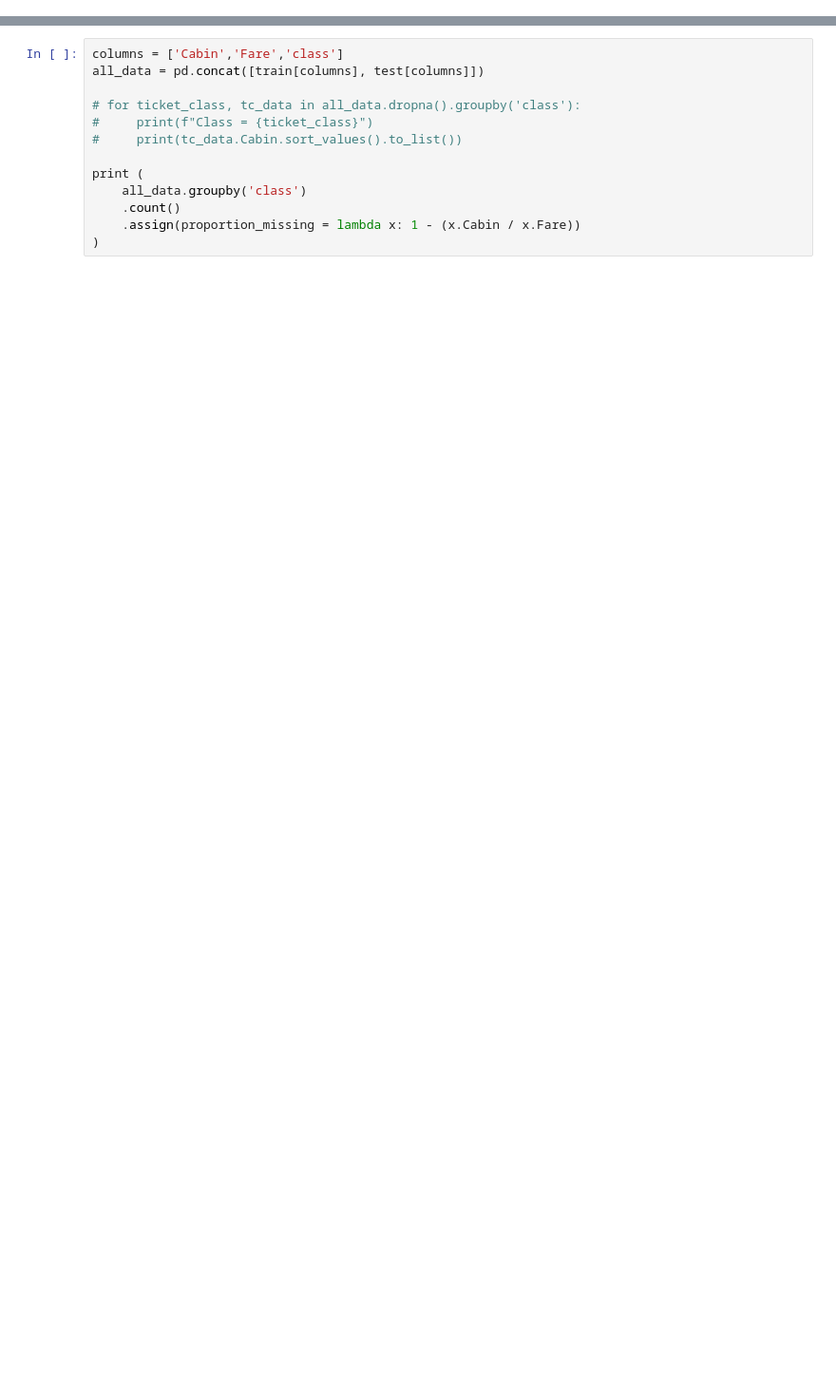
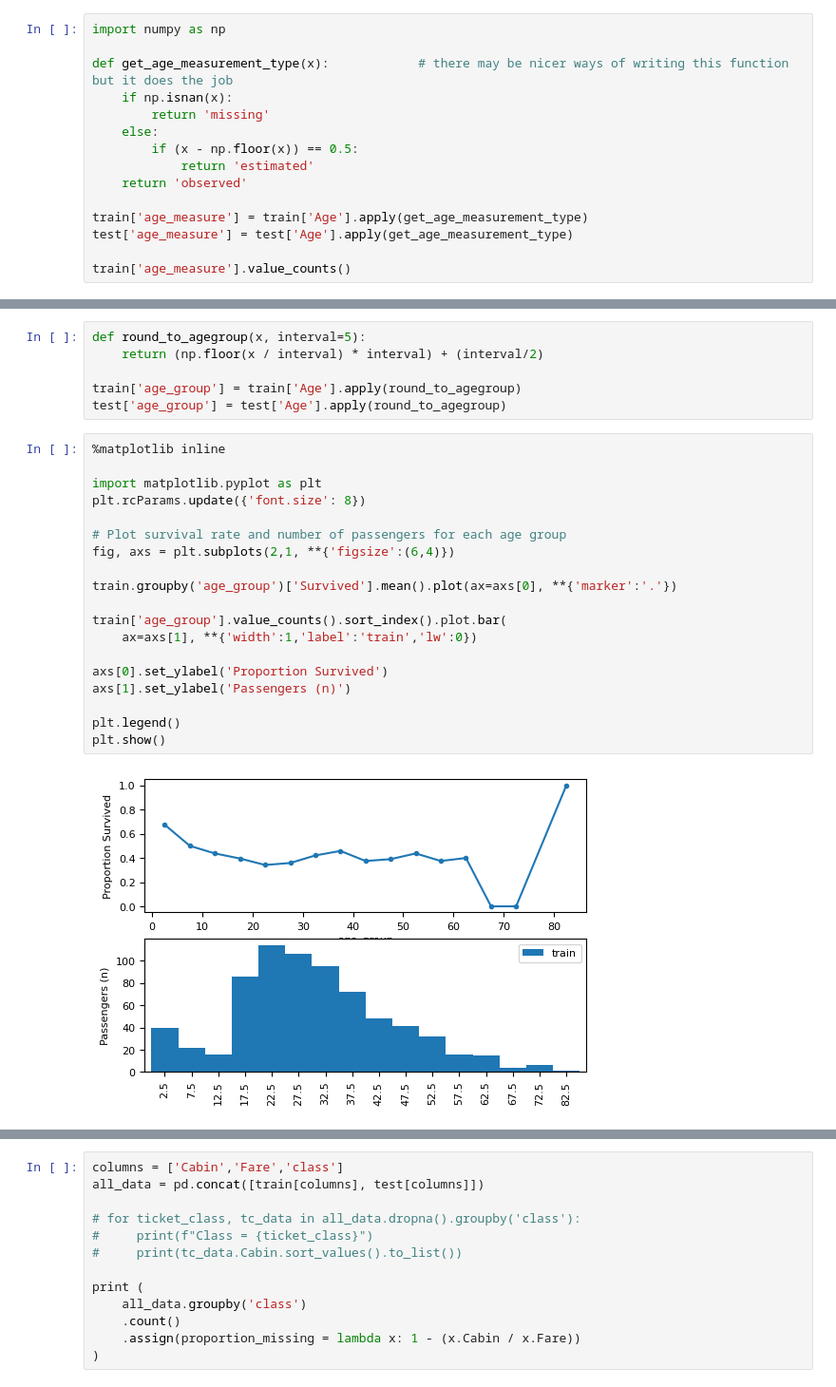
Before and after one commit to stephentown42/ML_examples, a Jupyter notebook: notebooks/titanic/1_understanding_the_data.ipynb, the cells around one changed output, grey strips where cells are left out. Shown: that part at 95% size. Drawn from its saved outputs; the diff is of its cells as text; blank space fills up the shorter version.

Commit message:
continued initial writing, including new features for group size (based on ticket) and age measurement type

```diff
--- a/notebooks/titanic/1_understanding_the_data.ipynb
+++ b/notebooks/titanic/1_understanding_the_data.ipynb
@@ -261,0 +87,15 @@ Cabin data is missing primarily for 2nd and 3rd class passengers (92 and 98% res
+# %%
+import numpy as np
+
+def get_age_measurement_type(x):            # there may be nicer ways of writing this function but it does the job
+    if np.isnan(x):
+        return 'missing'
+    else:
+        if (x - np.floor(x)) == 0.5:
+            return 'estimated'
+    return 'observed'
+
+train['age_measure'] = train['Age'].apply(get_age_measurement_type)
+test['age_measure'] = test['Age'].apply(get_age_measurement_type)
+
+train['age_measure'].value_counts()
@@ -261,0 +125,27 @@ Cabin data is missing primarily for 2nd and 3rd class passengers (92 and 98% res
+# %%
+def round_to_agegroup(x, interval=5):
+    return (np.floor(x / interval) * interval) + (interval/2)
+
+train['age_group'] = train['Age'].apply(round_to_agegroup)
+test['age_group'] = test['Age'].apply(round_to_agegroup)
+# %%
+%matplotlib inline
+
+import matplotlib.pyplot as plt
+plt.rcParams.update({'font.size': 8})
+
+# Plot survival rate and number of passengers for each age group
+fig, axs = plt.subplots(2,1, **{'figsize':(6,4)})
+
+train.groupby('age_group')['Survived'].mean().plot(ax=axs[0], **{'marker':'.'})
+
+train['age_group'].value_counts().sort_index().plot.bar(
+    ax=axs[1], **{'width':1,'label':'train','lw':0})
+
+axs[0].set_ylabel('Proportion Survived')
+axs[1].set_ylabel('Passengers (n)')
+
+plt.legend()
+plt.show()
+# %% [output]
+[figure, added]
```
Also changed, not shown: parts of 66 cells of this notebook, 3 other files.
